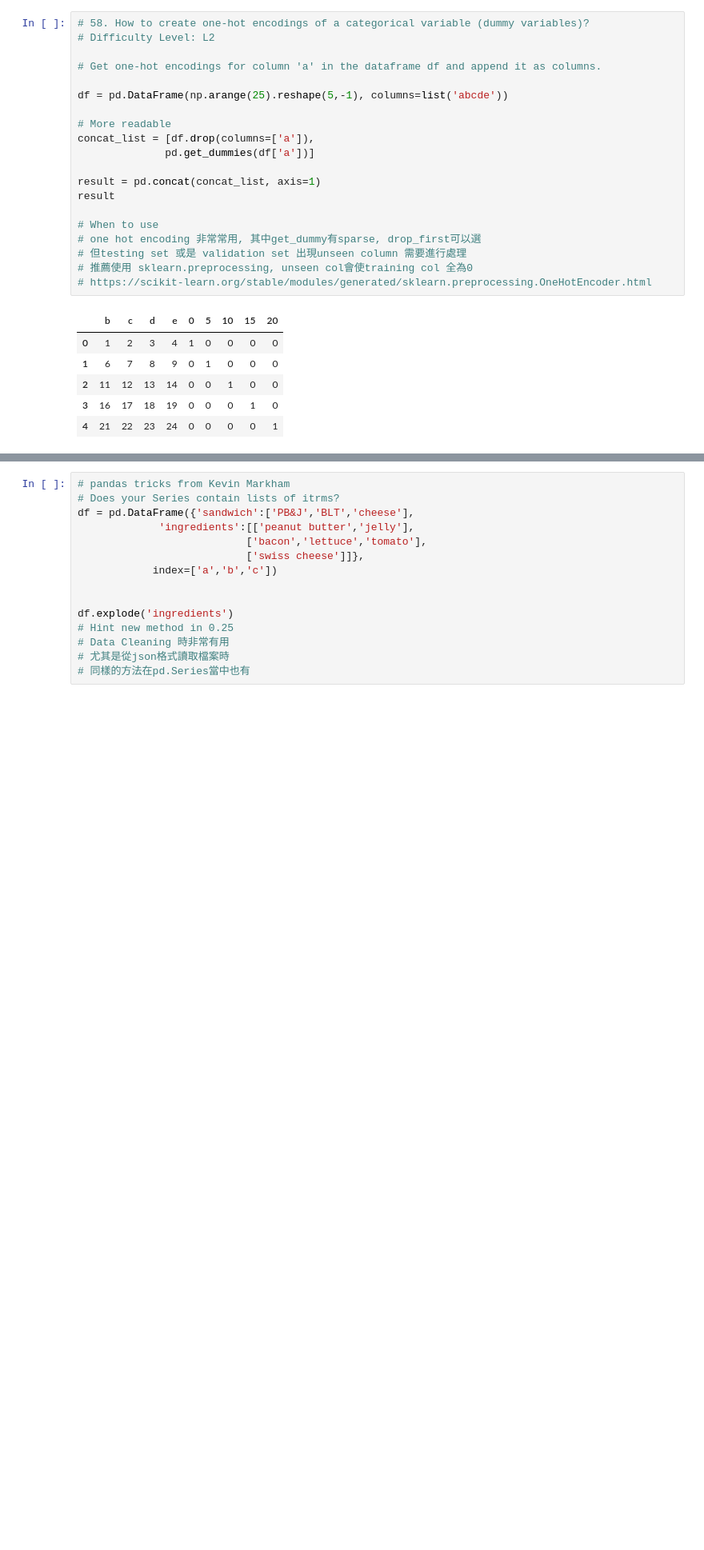
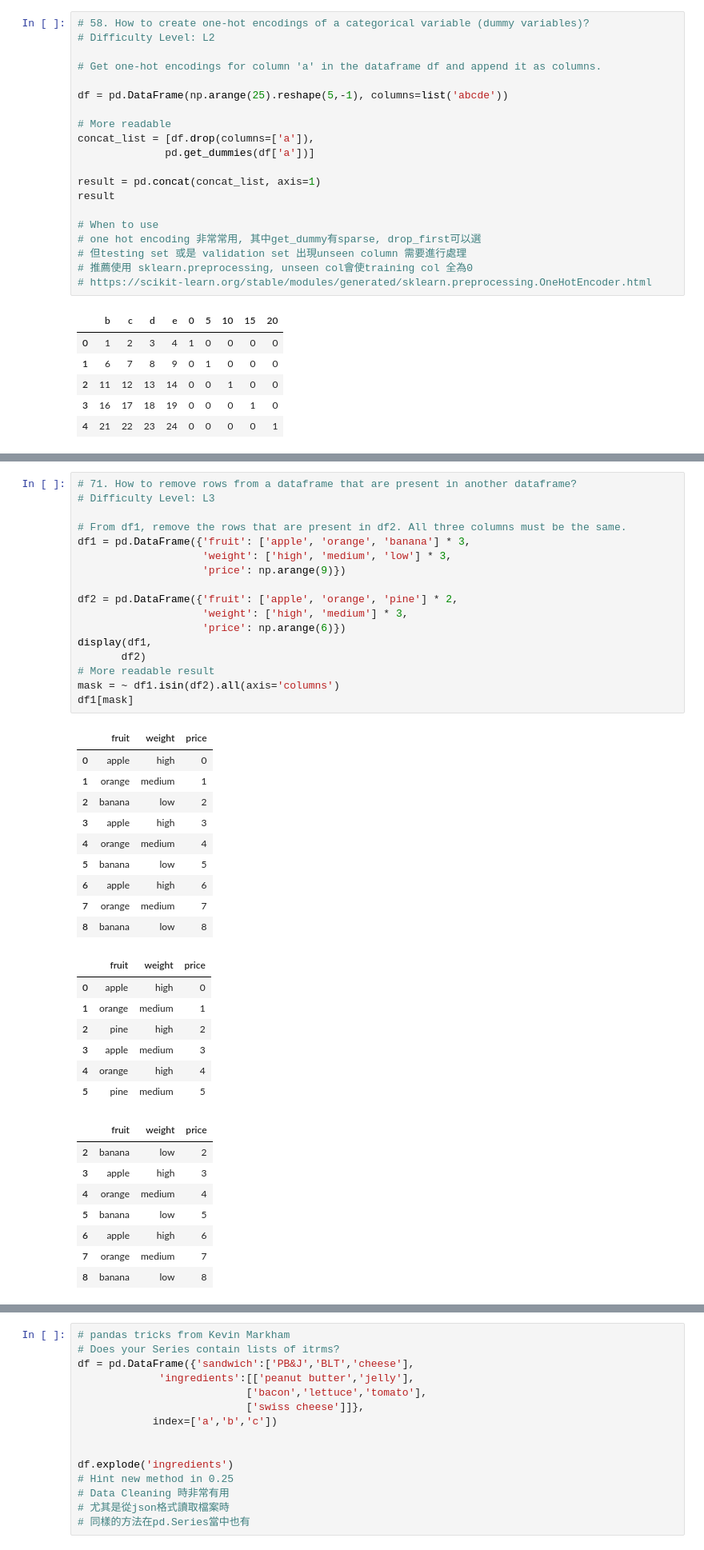
Before and after one commit to YLTsai0609/pandas_101, a Jupyter notebook: notebook.ipynb, the cells around one changed output, grey strips where cells are left out. Shown: that part at 80% size. Saved outputs shown, nothing was run; the diff lists cells and outputs as text; blank space fills up the shorter version.

```diff
--- a/notebook.ipynb
+++ b/notebook.ipynb
@@ -1463,0 +1465,43 @@ pd.merge(df1, df2, left_on = ['fruit','weight'],
+# %%
+# 71. How to remove rows from a dataframe that are present in another dataframe?
+# Difficulty Level: L3
+
+# From df1, remove the rows that are present in df2. All three columns must be the same.
+df1 = pd.DataFrame({'fruit': ['apple', 'orange', 'banana'] * 3,
+                    'weight': ['high', 'medium', 'low'] * 3,
+                    'price': np.arange(9)})
+
+df2 = pd.DataFrame({'fruit': ['apple', 'orange', 'pine'] * 2,
+                    'weight': ['high', 'medium'] * 3,
+                    'price': np.arange(6)})
+display(df1,
+       df2)
+# More readable result
+mask = ~ df1.isin(df2).all(axis='columns')
+df1[mask]
+# %% [output]
+|  | fruit | weight | price |
+| 0 | apple | high | 0 |
+| 1 | orange | medium | 1 |
+| 2 | banana | low | 2 |
+| 3 | apple | high | 3 |
+| 4 | orange | medium | 4 |
+| 5 | banana | low | 5 |
+| 6 | apple | high | 6 |
+| 7 | orange | medium | 7 |
+| 8 | banana | low | 8 |
+|  | fruit | weight | price |
+| 0 | apple | high | 0 |
+| 1 | orange | medium | 1 |
+| 2 | pine | high | 2 |
+| 3 | apple | medium | 3 |
+| 4 | orange | high | 4 |
+| 5 | pine | medium | 5 |
+|  | fruit | weight | price |
+| 2 | banana | low | 2 |
+| 3 | apple | high | 3 |
+| 4 | orange | medium | 4 |
+| 5 | banana | low | 5 |
+| 6 | apple | high | 6 |
+| 7 | orange | medium | 7 |
+| 8 | banana | low | 8 |
```
Also changed, not shown: parts of 33 cells of this notebook, 1 other file.
